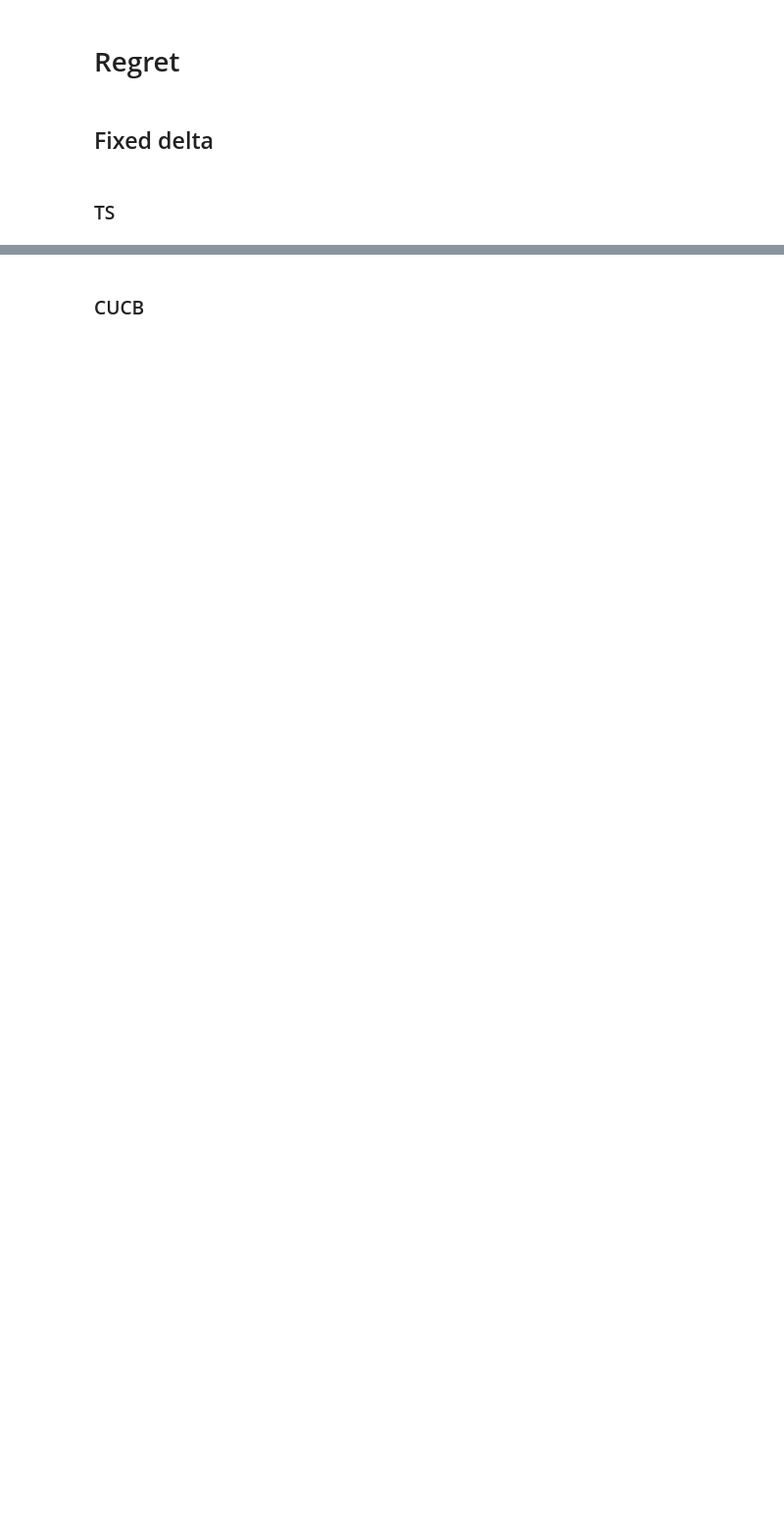
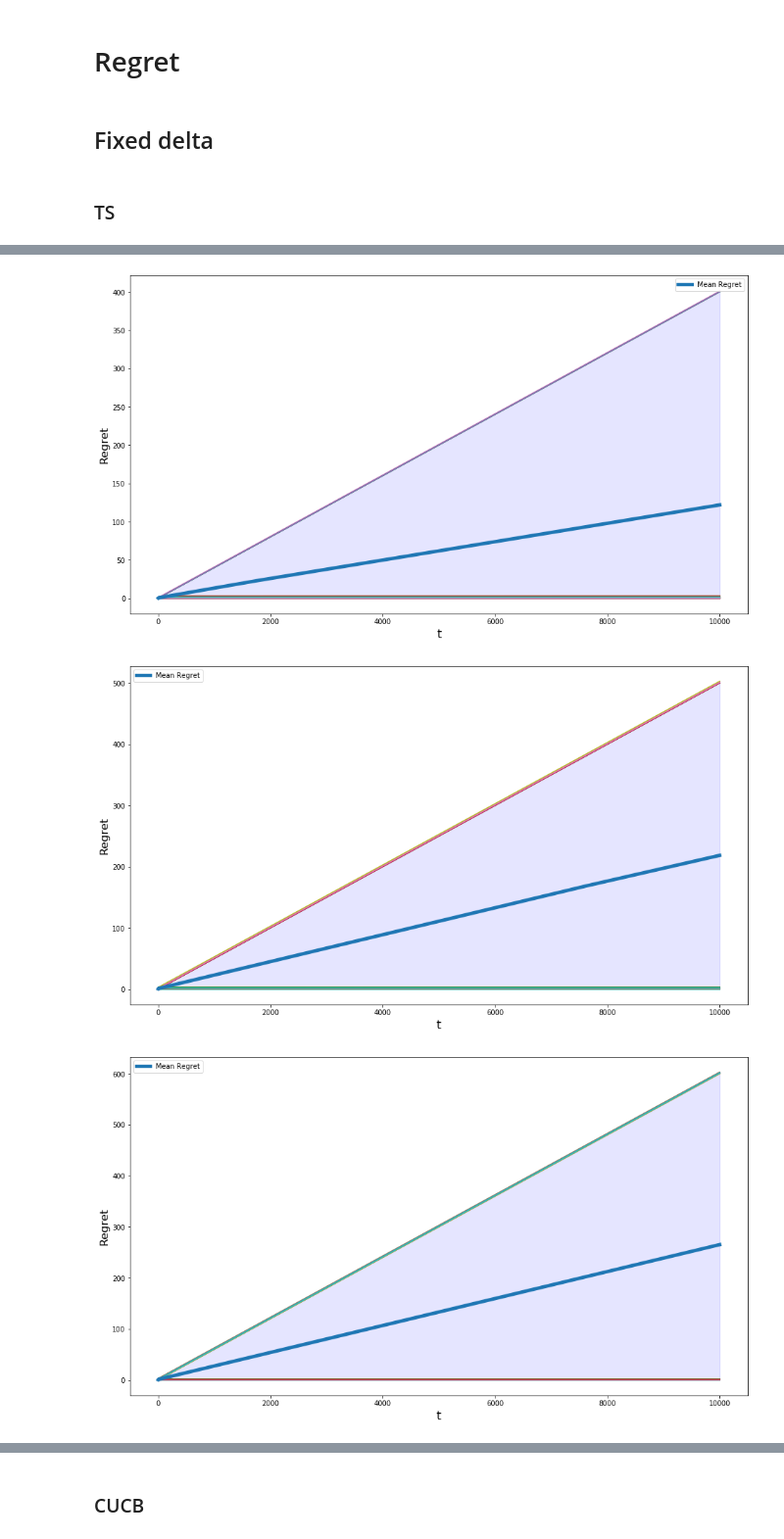
Before and after one commit to RaymZhang/TS_Combinatorial_Semi_Bandits_Curse, a Jupyter notebook: TS_comparison_on_Zgraph/CUCB_vs_TS_ZGraph.ipynb, the cells around one changed output, grey strips where cells are left out. Shown at 98% size. Cells and saved outputs as stored; diff of their text form; code cells hidden in the pictures; blank space fills up the shorter version.

```diff
--- a/TS_comparison_on_Zgraph/CUCB_vs_TS_ZGraph.ipynb
+++ b/TS_comparison_on_Zgraph/CUCB_vs_TS_ZGraph.ipynb
@@ -514,7 +561,7 @@ plt.savefig(experimentfolder +"\\Averagel{}.pdf".format(n_init))
 jump = 1
 ms = list(range(4,12,jump))
 n_trial = 50
-delta = 0.2
+delta = 0.01
 n_init = 0
 random_variable = "bernoulli"
 post_distrib = "beta"
@@ -527,10 +574,10 @@ Param_dict["delta"] = delta
 Param_dict["random_variable"] = random_variable
 Param_dict["post_distrib"] = post_distrib
 
-upper_limit = 5000
+upper_limit = 10000
 
 # Save Folder
-experimentfolder = "Experience_opti_{}_{}_{}_delta{:.3f}".format(ms[0],ms[-1],jump,delta)
+experimentfolder = "Experience_Regret_{}_{}_{}_delta{:.3f}".format(ms[0],ms[-1],jump,delta)
 
 if not os.path.exists(experimentfolder):
     os.makedirs(experimentfolder)
@@ -543,46 +634,24 @@ f.close()
 # %%
-regrets = np.zeros((len(ds),n_trial,upper_limit))
-
-for i,m in enumerate(ms):
-    print("m = ",m)
-
-    for iteration in range(n_trial):
-        if iteration%100 == 0:
-            print("begin_trial {}".format(iteration))
-
-        env = zgraph(m, delta = delta)
-        player = zCThompson_sampling(m,n_init = n_init)
-
-        counter = 0
-
-
-        while counter < upper_limit:
-                decision = player.play()
-                reward_dict, regret = env.draw(decision)
-                player.update(reward_dict)
-
-                regrets[i,iteration,counter] = regret
-
-                counter += 1
-                if counter%5000 == 0:
-                    print("play number {}".format(counter))
-
 for i,m in enumerate(ms):
     plt.figure(i,figsize = (16,9))
     plt.clf()
-    plt.title(" m = {} , b = {:.4f}".format(m,b), fontsize=20)
+    #plt.title(" m = {} , b = {:.4f}".format(m,b), fontsize=20)
     for k in np.random.randint(0,n_trial,20):
         plt.plot(cumulative_regrets[i,k,::])
     plt.plot(np.mean(cumulative_regrets[i,::,::],axis = 0), label = "Mean Regret",linewidth=5)
     maxi95 = np.argsort(cumulative_regrets[i,::,-1])[int(n_trial*0.975)]
     maxi95 = cumulative_regrets[i,maxi95,::]
 
     mini95 = np.argsort(cumulative_regrets[i,::,-1])[int(n_trial*0.025)]
     mini95 = cumulative_regrets[i,mini95,::]
 
     plt.fill_between(range(upper_limit),mini95,maxi95, color='b', alpha=.1)
 
     plt.xlabel('t', fontsize=18)
     plt.ylabel('Regret', fontsize=16)
     plt.legend()
     plt.savefig(experimentfolder+'\\TS_regret_m{}_l{}.pdf'.format(m,0))
+# %% [output]
+[figure, added]
+[figure, added]
+[figure, added]
```
Also changed, not shown: parts of 14 cells of this notebook, 35 other files.
